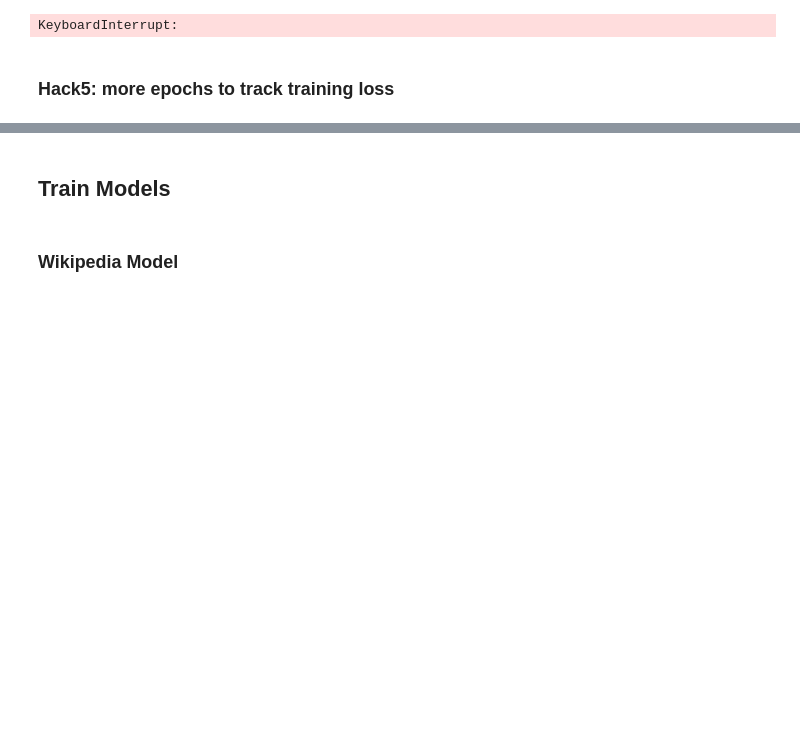
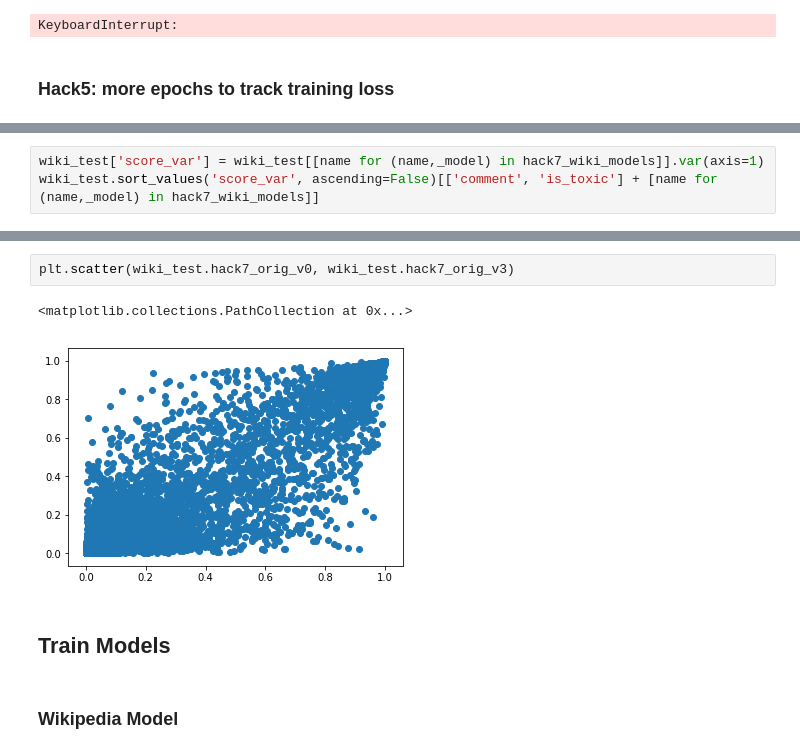
Before and after one commit to rubinovitz/unintended-ml-bias-analysis, a Jupyter notebook: src/Train Toxicity Model.ipynb, the cells around one changed output, grey strips where cells are left out. Drawn from its saved outputs; the diff is of its cells as text; blank space fills up the shorter version.

```diff
--- a/src/Train Toxicity Model.ipynb
+++ b/src/Train Toxicity Model.ipynb
@@ -430,0 +575,3 @@ Epoch 6/10
+# %%
+wiki_test['score_var'] = wiki_test[[name for (name,_model) in hack7_wiki_models]].var(axis=1)
+wiki_test.sort_values('score_var', ascending=False)[['comment', 'is_toxic'] + [name for (name,_model) in hack7_wiki_models]]
@@ -431,3 +597,8 @@ Epoch 6/10
+# %%
+plt.scatter(wiki_test.hack7_orig_v0, wiki_test.hack7_orig_v3)
+# %% [output]
+<matplotlib.collections.PathCollection at 0x...>
+[figure, added]
 # %% [markdown]
 ## Train Models
 # %% [markdown]
```
Also changed, not shown: parts of 15 cells of this notebook, 1 other file.
